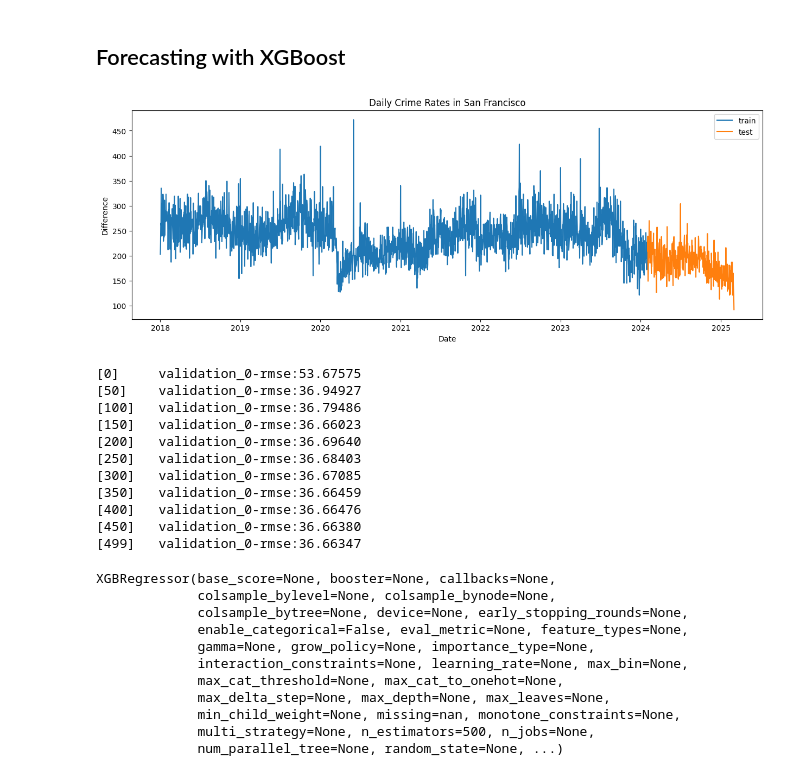
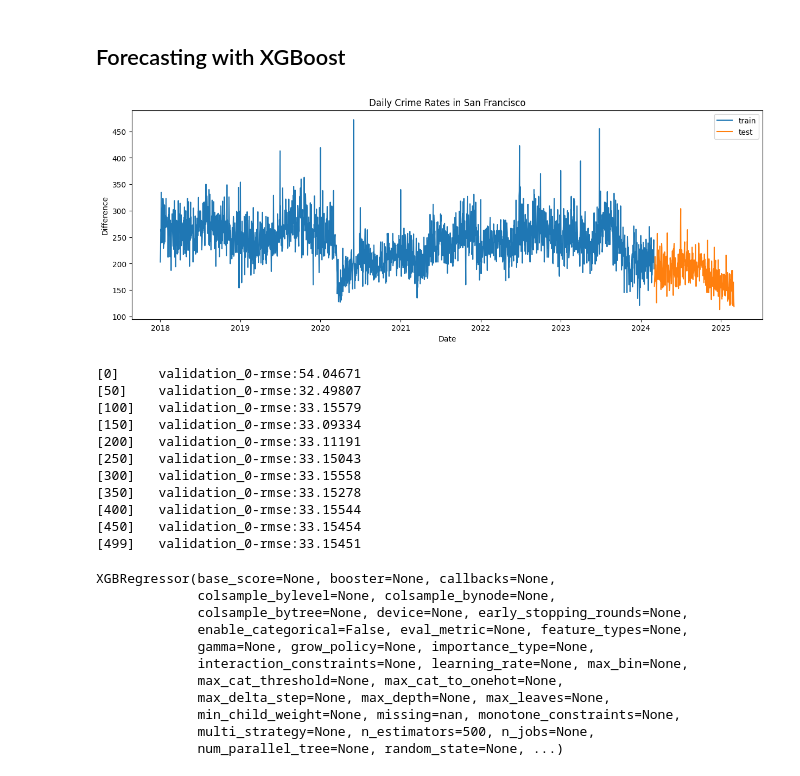
Before and after one commit to rogerwng/SFPD_Crime, a Jupyter notebook: forecasting.ipynb, the cells around one changed output. Drawn from its saved outputs; the diff is of its cells as text; code cells hidden in the pictures.

```diff
--- a/forecasting.ipynb
+++ b/forecasting.ipynb
@@ -68,7 +71,7 @@ Time Series Size: 2618
 [figure]
 # %%
 ts['diff1'] = ts['count'].diff(1)
-ts['diff1lag1'] = ts['diff1'].shift(1)
+#ts['diff1lag1'] = ts['diff1'].shift(1)
 
 fig, ax = plt.subplots(1,1, figsize=(15, 5))
 ax.plot(ts['diff1'])
@@ -92,3 +95,6 @@ ax.set_xlabel('Lag')
 plt.show()
 # %% [output]
 [figure]
+# %%
+ts['next'] = ts['count'].shift(-1)
+display(ts.head())
@@ -102,7 +116,7 @@ ma = pd.DataFrame()
 mstd = pd.DataFrame()
 mtrend = pd.DataFrame()
 for window in [3,7,15,30]:
-    rolling = ts['count'].shift(1).rolling(window) # exclude current information
+    rolling = ts['count'].rolling(window) # exclude current information
     ma[f'ma{window}'] = rolling.mean()
     mstd[f'mstd{window}'] = rolling.std()
     mtrend[f'mtrend{window}'] = ma[f'ma{window}'].diff()
@@ -151,41 +165,41 @@ ts
 ## Forecasting with XGBoost
 # %%
 # simple train test split
-cutoff_date = "2024-02-01"
-train = ts[ts.index <= cutoff_date]
-test = ts[ts.index > cutoff_date]
+cutoff_date = ts.index[-1] - pd.Timedelta(days=365)
+train = ts[ts.index <= cutoff_date].iloc[:-1].copy()
+test = ts[ts.index > cutoff_date].iloc[:-1].copy()
 
 fig, ax = plt.subplots(1,1, figsize=(15, 5))
 ax.plot(train['count'], label='train')
 ax.plot(test['count'], label='test')
 ax.set_title('Daily Crime Rates in San Francisco')
 ax.set_ylabel('Difference')
 ax.set_xlabel('Date')
 ax.legend()
 
 plt.show()
 # %% [output]
-[figure, old version]
+[figure, new version]
 # %%
-trainX = train.drop(labels=['count','diff1'], axis=1)
-trainY = train['count']
-testX = test.drop(labels=['count','diff1'], axis=1)
-testY = test['count']
+trainX = train.drop(labels=['next'], axis=1)
+trainY = train['next']
+testX = test.drop(labels=['next'], axis=1)
+testY = test['next']
 
 xgb = XGBRegressor(n_estimators=500)
 xgb.fit(trainX, trainY, eval_set=[(testX, testY)], verbose=50)
 # %% [output]
-[0]     validation_0-rmse:53.67575
-[50]    validation_0-rmse:36.94927
-[100]   validation_0-rmse:36.79486
-[150]   validation_0-rmse:36.66023
-[200]   validation_0-rmse:36.69640
-[250]   validation_0-rmse:36.68403
-[300]   validation_0-rmse:36.67085
-[350]   validation_0-rmse:36.66459
-[400]   validation_0-rmse:36.66476
-[450]   validation_0-rmse:36.66380
-[499]   validation_0-rmse:36.66347
+[0]     validation_0-rmse:54.04671
+[50]    validation_0-rmse:32.49807
+[100]   validation_0-rmse:33.15579
+[150]   validation_0-rmse:33.09334
+[200]   validation_0-rmse:33.11191
+[250]   validation_0-rmse:33.15043
+[300]   validation_0-rmse:33.15558
+[350]   validation_0-rmse:33.15278
+[400]   validation_0-rmse:33.15544
+[450]   validation_0-rmse:33.15454
+[499]   validation_0-rmse:33.15451
 XGBRegressor(base_score=None, booster=None, callbacks=None,
              colsample_bylevel=None, colsample_bynode=None,
              colsample_bytree=None, device=None, early_stopping_rounds=None,
```
Also changed, not shown: parts of 10 cells of this notebook.
